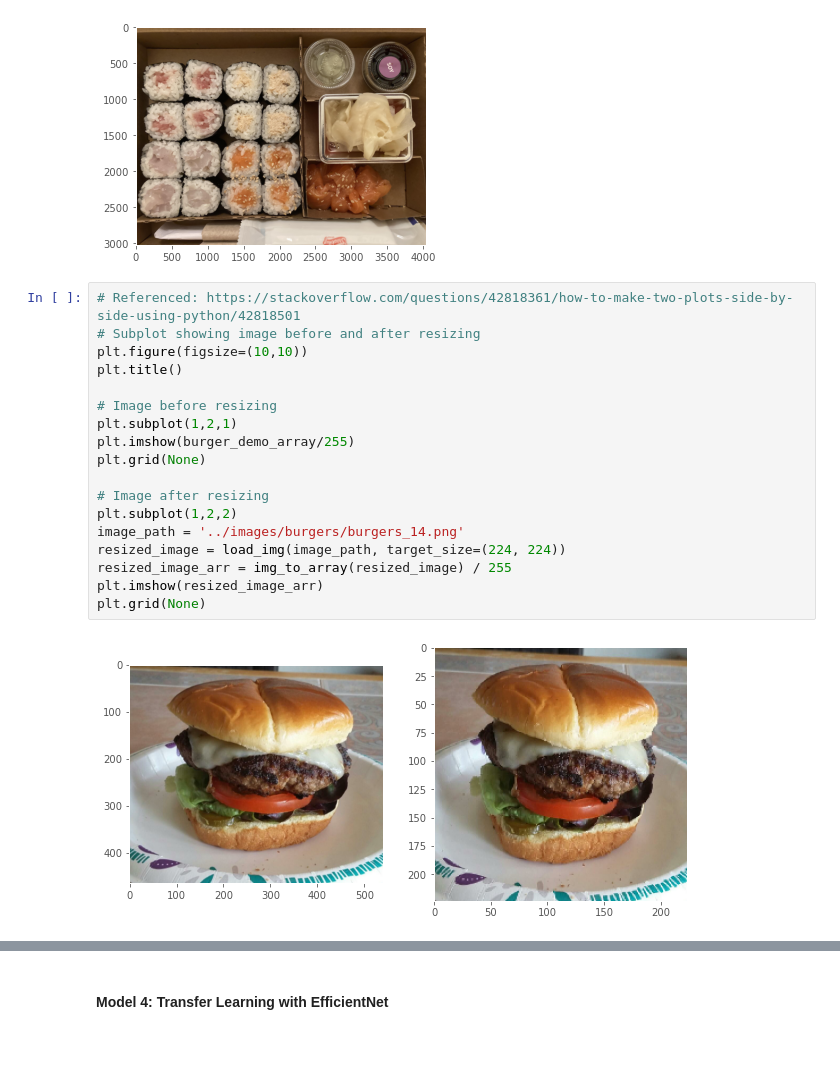
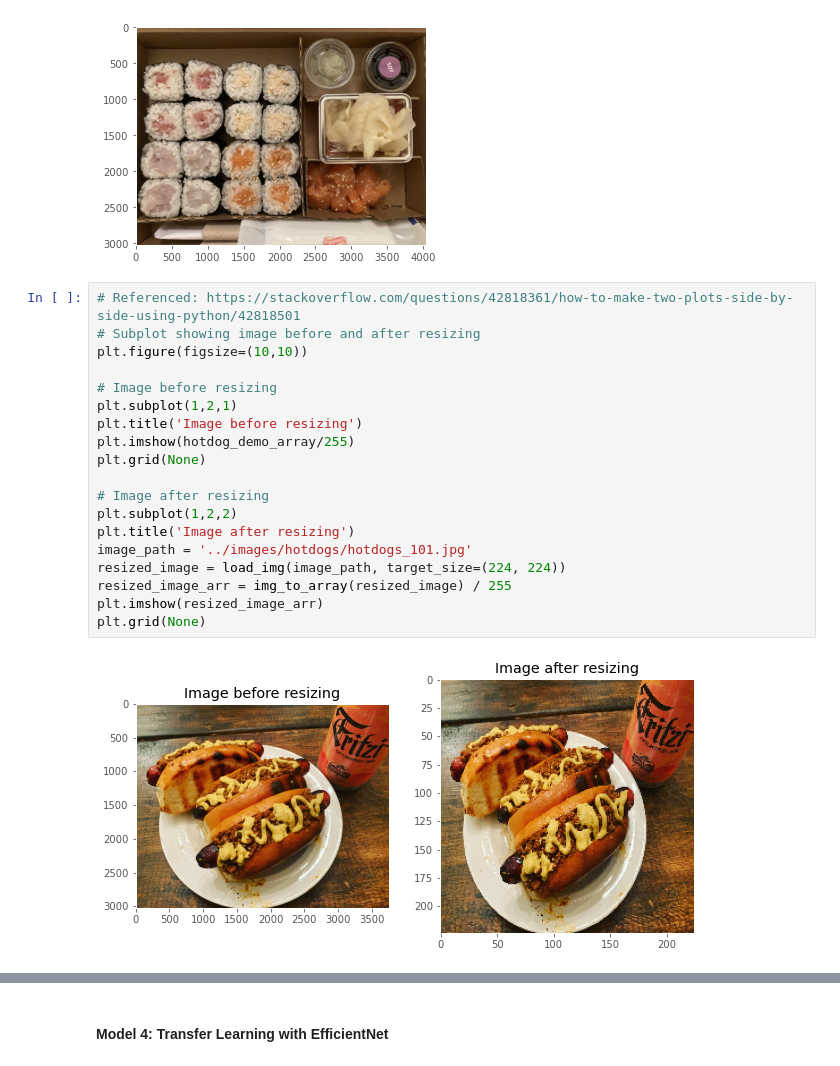
Before and after one commit to choiseun/food-image-classification-via-CNNs, a Jupyter notebook: code/03-preprocessing-modeling-data-visualization-eda.ipynb, the cells around one changed output, grey strips where cells are left out. Cells and saved outputs as stored; diff of their text form.

```diff
--- a/code/03-preprocessing-modeling-data-visualization-eda.ipynb
+++ b/code/03-preprocessing-modeling-data-visualization-eda.ipynb
@@ -644,23 +765,24 @@ plt.grid(None);
 # %%
 # Referenced: https://stackoverflow.com/questions/42818361/how-to-make-two-plots-side-by-side-using-python/42818501
 # Subplot showing image before and after resizing
 plt.figure(figsize=(10,10))
-plt.title()
 
 # Image before resizing
 plt.subplot(1,2,1)
-plt.imshow(burger_demo_array/255)
+plt.title('Image before resizing')
+plt.imshow(hotdog_demo_array/255)
 plt.grid(None)
 
 # Image after resizing
 plt.subplot(1,2,2)
-image_path = '../images/burgers/burgers_14.png'
+plt.title('Image after resizing')
+image_path = '../images/hotdogs/hotdogs_101.jpg'
 resized_image = load_img(image_path, target_size=(224, 224))
 resized_image_arr = img_to_array(resized_image) / 255
 plt.imshow(resized_image_arr)
 plt.grid(None)
 # %% [output]
-[figure, old version]
+[figure, new version]
 # %%
 # Referenced: https://machinelearningmastery.com/how-to-configure-image-data-augmentation-when-training-deep-learning-neural-networks/
 # Example of image data augmentation - random rotation
```
Also changed, not shown: parts of 27 cells of this notebook.
